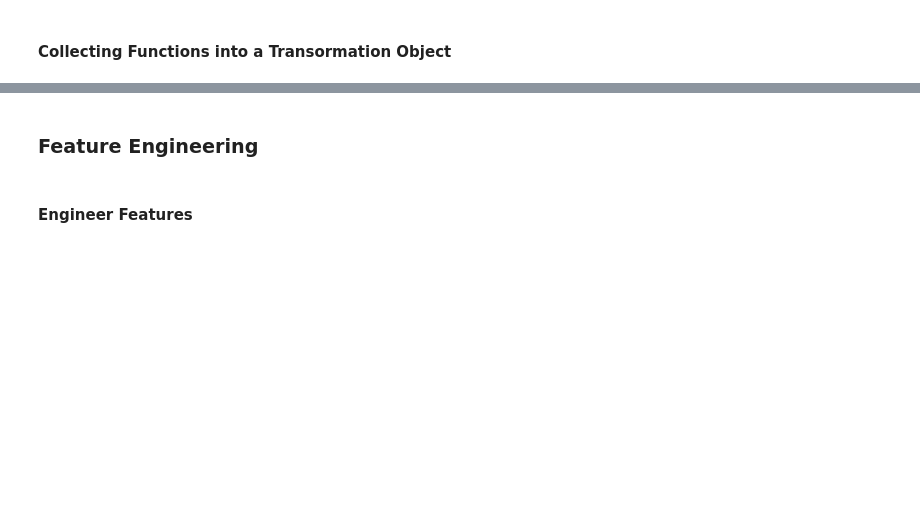
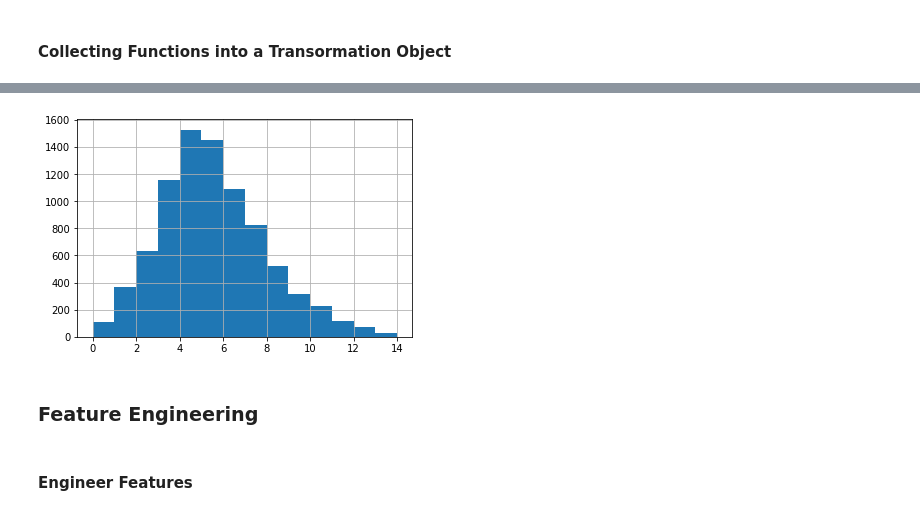
Before and after one commit to mikebrowne/BioPharmaceuticalFactorModel, a Jupyter notebook: notebooks/exploratory/04-KeywordAsAFactor_FeaturePipeline.ipynb, the cells around one changed output, grey strips where cells are left out. Cells and saved outputs as stored; diff of their text form; code cells hidden in the pictures; blank space fills up the shorter version.

```diff
--- a/notebooks/exploratory/04-KeywordAsAFactor_FeaturePipeline.ipynb
+++ b/notebooks/exploratory/04-KeywordAsAFactor_FeaturePipeline.ipynb
@@ -188,3 +286,9 @@ x_pre_feat_eng.head()
+# %%
+num_feats_per_article = x_pre_feat_eng.sum(axis=1)
+
+_ = num_feats_per_article.hist(bins=num_feats_per_article.max())
+# %% [output]
+[figure, added]
 # %% [markdown]
 <a id="2.3"></a>
 ### Feature Engineering
```
Also changed, not shown: parts of 30 cells of this notebook.
